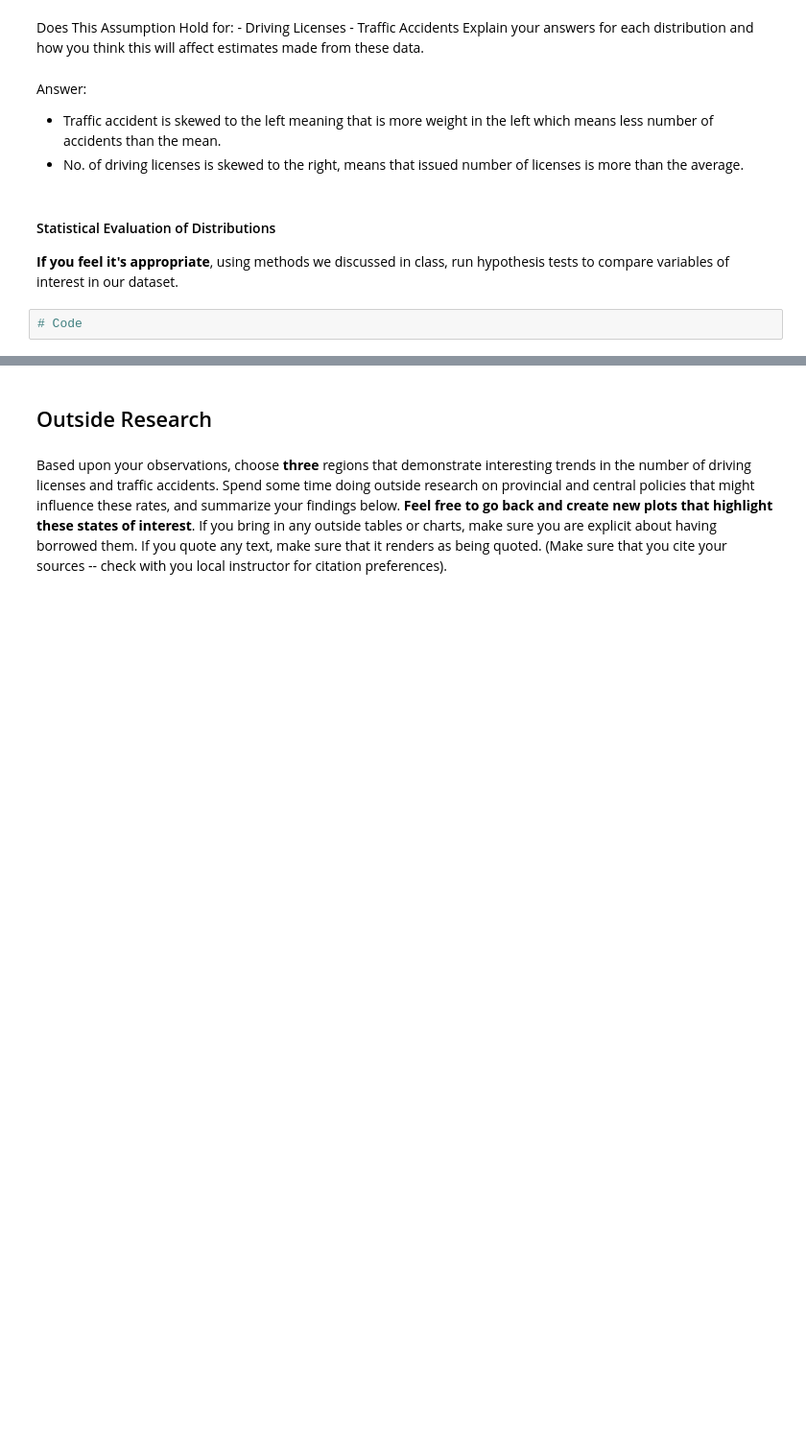
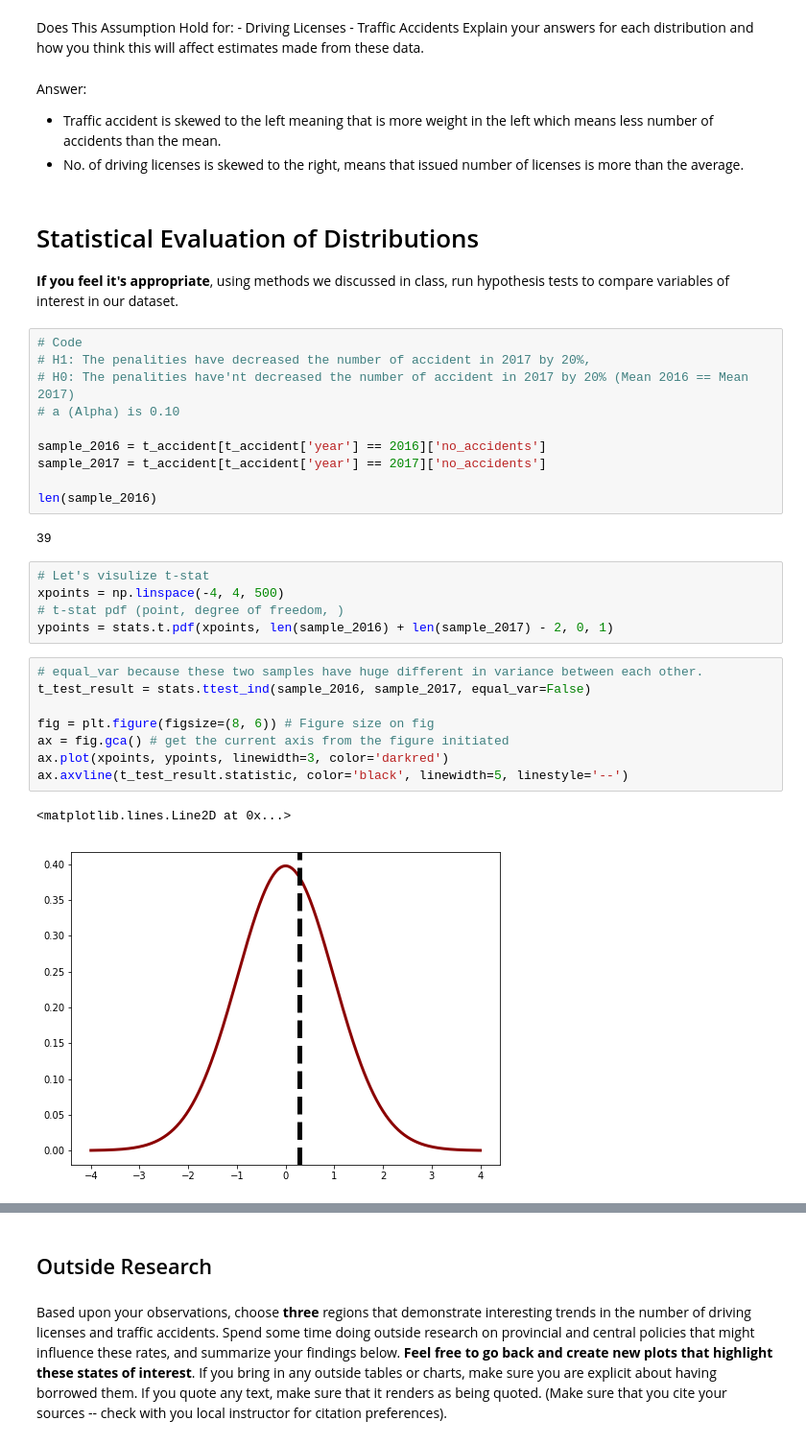
Before and after one commit to Abdulmalik0x/Accident-Licenses-SaudiArabia, a Jupyter notebook: code/starter-code.ipynb, the cells around one changed output, grey strips where cells are left out. Shown at 96% size. Saved outputs shown, nothing was run; the diff lists cells and outputs as text; blank space fills up the shorter version.

Commit message:
fix: stats part completed, conclusion added

```diff
--- a/code/starter-code.ipynb
+++ b/code/starter-code.ipynb
@@ -829,8 +941,34 @@ Answer:
 - Traffic accident is skewed to the left meaning that is more weight in the left which means less number of accidents than the mean.
 - No. of driving licenses is skewed to the right, means that issued number of licenses is more than the average.
 # %% [markdown]
-#### Statistical Evaluation of Distributions
+# Statistical Evaluation of Distributions
 
 **If you feel it's appropriate**, using methods we discussed in class, run hypothesis tests to compare variables of interest in our dataset.
-# %%
-# Code
+# %%
+# Code
+# H1: The penalities have decreased the number of accident in 2017 by 20%,
+# H0: The penalities have'nt decreased the number of accident in 2017 by 20% (Mean 2016 == Mean 2017)
+# a (Alpha) is 0.10
+
+sample_2016 = t_accident[t_accident['year'] == 2016]['no_accidents']
+sample_2017 = t_accident[t_accident['year'] == 2017]['no_accidents']
+
+len(sample_2016)
+# %% [output]
+39
+# %%
+# Let's visulize t-stat
+xpoints = np.linspace(-4, 4, 500)
+# t-stat pdf (point, degree of freedom, )
+ypoints = stats.t.pdf(xpoints, len(sample_2016) + len(sample_2017) - 2, 0, 1)
+# %%
+# equal_var because these two samples have huge different in variance between each other.
+t_test_result = stats.ttest_ind(sample_2016, sample_2017, equal_var=False)
+
+fig = plt.figure(figsize=(8, 6)) # Figure size on fig
+ax = fig.gca() # get the current axis from the figure initiated
+ax.plot(xpoints, ypoints, linewidth=3, color='darkred')
+ax.axvline(t_test_result.statistic, color='black', linewidth=5, linestyle='--')
+# %% [output]
+<matplotlib.lines.Line2D at 0x...>
+[figure, added]
```
Also changed, not shown: parts of 28 cells of this notebook.
